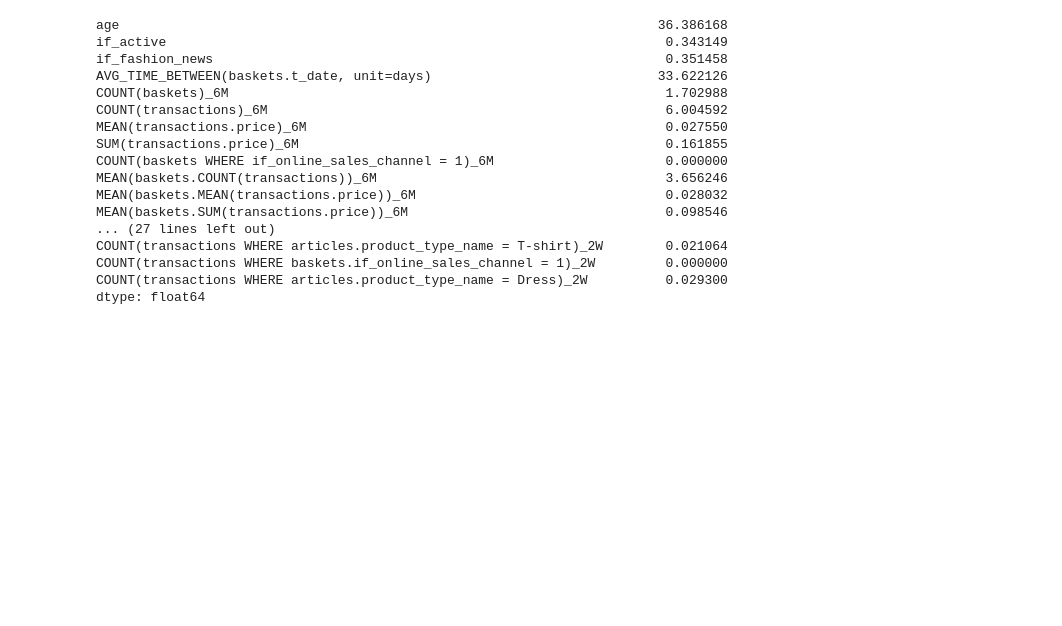
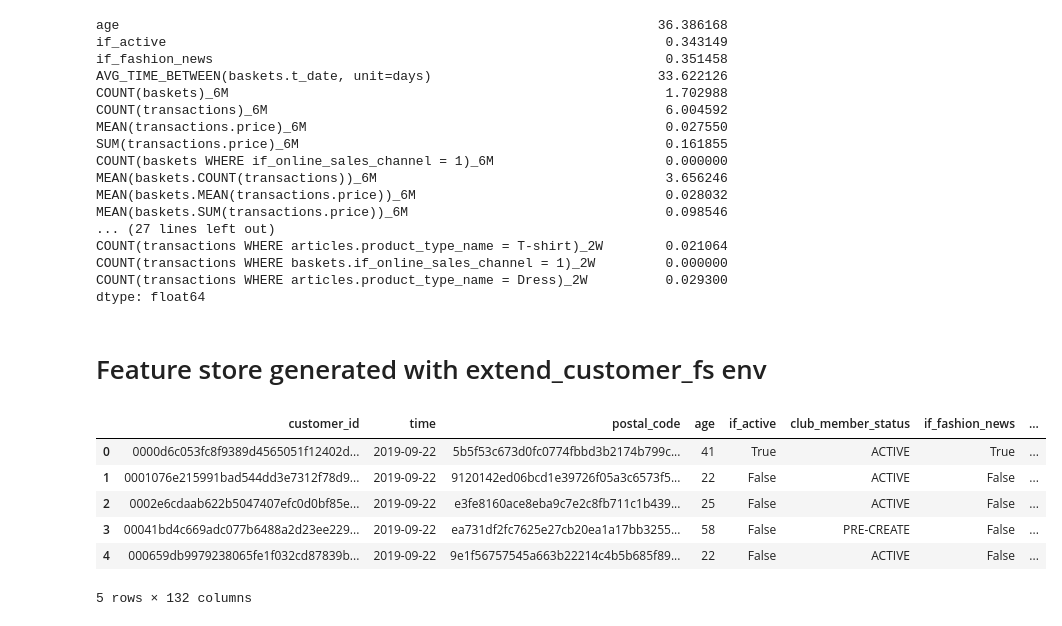
Before and after one commit to adrian-dembek/kaggle-hm-kedro, a Jupyter notebook: kedro/notebooks/feature_store_check.ipynb, the cells around one changed output. Cells and saved outputs as stored; diff of their text form; code cells hidden in the pictures; blank space fills up the shorter version.

```diff
--- a/kedro/notebooks/feature_store_check.ipynb
+++ b/kedro/notebooks/feature_store_check.ipynb
@@ -63,3 +63,5 @@ COUNT(transactions WHERE articles.product_type_name = T-shirt)_2W        0.02106
 COUNT(transactions WHERE baskets.if_online_sales_channel = 1)_2W         0.000000
 COUNT(transactions WHERE articles.product_type_name = Dress)_2W          0.029300
 dtype: float64
+# %% [markdown]
+# Feature store generated with extend_customer_fs env
@@ -65,0 +70,10 @@ dtype: float64
+# %%
+customers_fs_extended.head()
+# %% [output]
+|  | customer_id | time | postal_code | age | if_active | club_member_status | if_fashion_news | ... |
+| 0 | 0000d6c053fc8f9389d4565051f12402d... | 2019-09-22 | 5b5f53c673d0fc0774fbbd3b2174b799c... | 41 | True | ACTIVE | True | ... |
+| 1 | 0001076e215991bad544dd3e7312f78d9... | 2019-09-22 | 9120142ed06bcd1e39726f05a3c6573f5... | 22 | False | ACTIVE | False | ... |
+| 2 | 0002e6cdaab622b5047407efc0d0bf85e... | 2019-09-22 | e3fe8160ace8eba9c7e2c8fb711c1b439... | 25 | False | ACTIVE | False | ... |
+| 3 | 00041bd4c669adc077b6488a2d23ee229... | 2019-09-22 | ea731df2fc7625e27cb20ea1a17bb3255... | 58 | False | PRE-CREATE | False | ... |
+| 4 | 000659db9979238065fe1f032cd87839b... | 2019-09-22 | 9e1f56757545a663b22214c4b5b685f89... | 22 | False | ACTIVE | False | ... |
+5 rows × 132 columns
```
Also changed, not shown: parts of 5 cells of this notebook, 3 other files.
